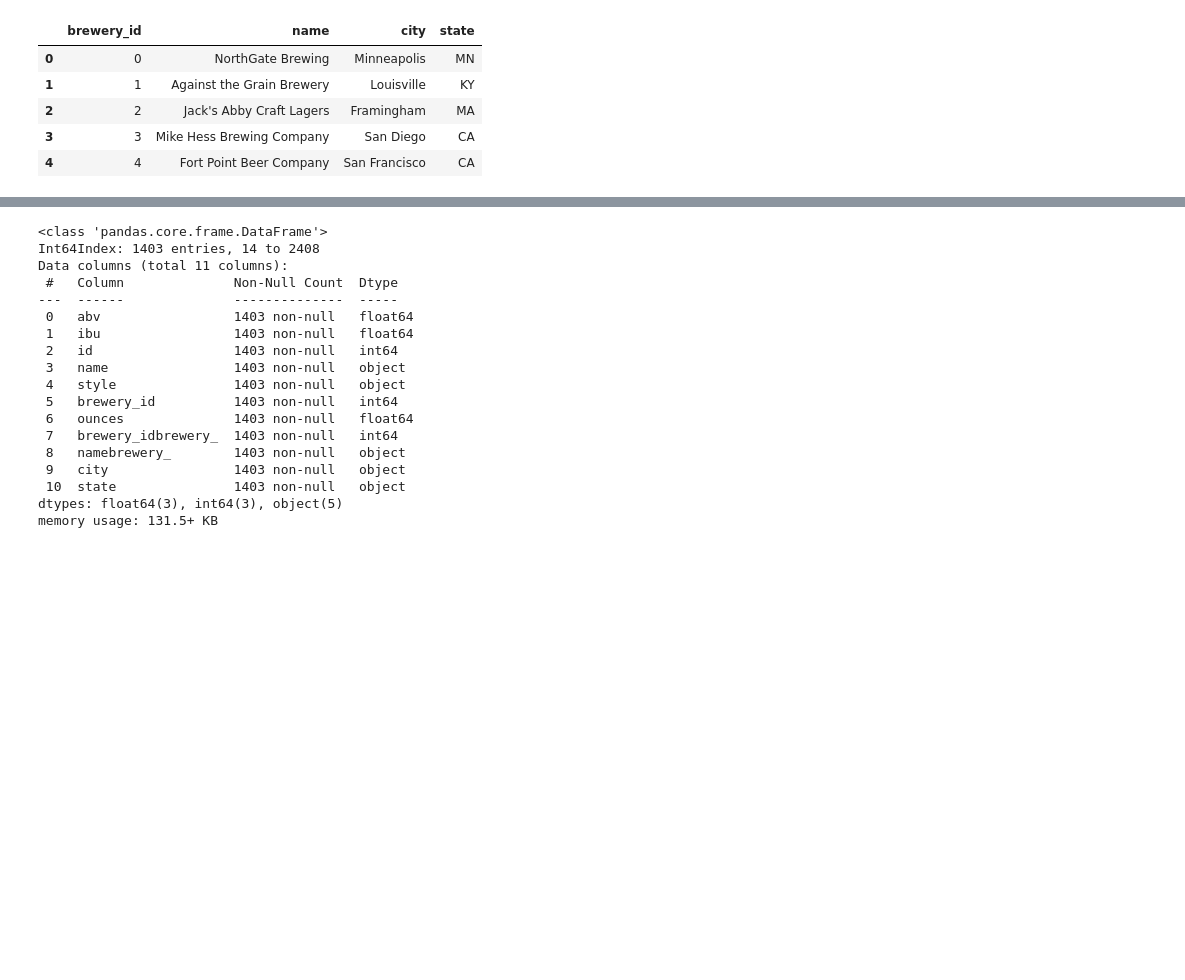
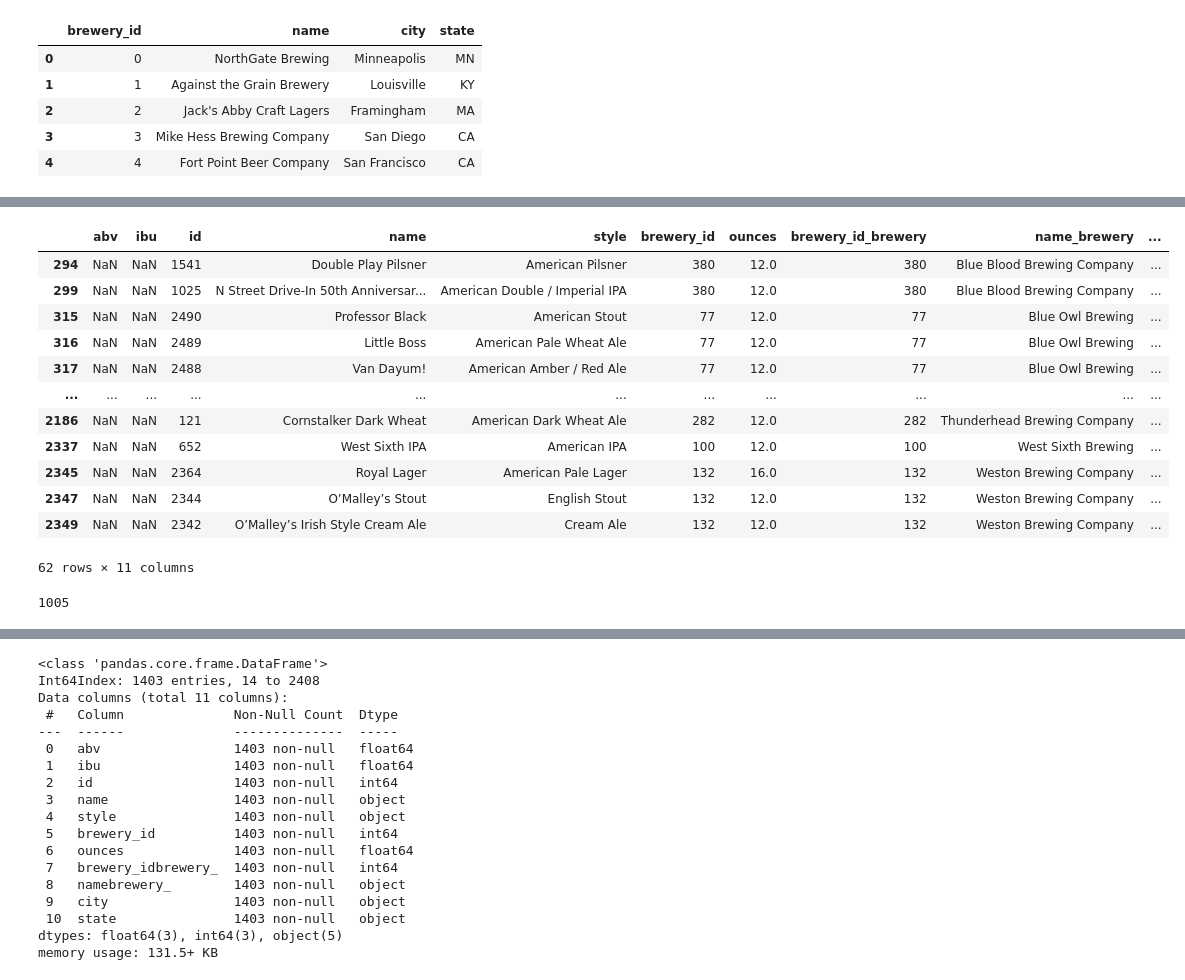
Before and after one commit to niklasax/Beer_Analytics, a Jupyter notebook: data_cleaning/data_cleaning.ipynb, the cells around one changed output, grey strips where cells are left out. Saved outputs shown, nothing was run; the diff lists cells and outputs as text; code cells hidden in the pictures; blank space fills up the shorter version.

```diff
--- a/data_cleaning/data_cleaning.ipynb
+++ b/data_cleaning/data_cleaning.ipynb
@@ -70,4 +74,24 @@ merged_df[(merged_df['abv'].isnull()) & (merged_df['ibu'].isnull())]
+# %%
+#dynamically review drop cases
+beer_merged_df[(beer_merged_df['abv'].isnull()) & (beer_merged_df['ibu'].isnull())]
+# %% [output]
+|  | abv | ibu | id | name | style | brewery_id | ounces | brewery_id_brewery | name_brewery | ... |
+| 294 | NaN | NaN | 1541 | Double Play Pilsner | American Pilsner | 380 | 12.0 | 380 | Blue Blood Brewing Company | ... |
+| 299 | NaN | NaN | 1025 | N Street Drive-In 50th Anniversar... | American Double / Imperial IPA | 380 | 12.0 | 380 | Blue Blood Brewing Company | ... |
+| 315 | NaN | NaN | 2490 | Professor Black | American Stout | 77 | 12.0 | 77 | Blue Owl Brewing | ... |
+| 316 | NaN | NaN | 2489 | Little Boss | American Pale Wheat Ale | 77 | 12.0 | 77 | Blue Owl Brewing | ... |
+| 317 | NaN | NaN | 2488 | Van Dayum! | American Amber / Red Ale | 77 | 12.0 | 77 | Blue Owl Brewing | ... |
+| ... | ... | ... | ... | ... | ... | ... | ... | ... | ... | ... |
+| 2186 | NaN | NaN | 121 | Cornstalker Dark Wheat | American Dark Wheat Ale | 282 | 12.0 | 282 | Thunderhead Brewing Company | ... |
+| 2337 | NaN | NaN | 652 | West Sixth IPA | American IPA | 100 | 12.0 | 100 | West Sixth Brewing | ... |
+| 2345 | NaN | NaN | 2364 | Royal Lager | American Pale Lager | 132 | 16.0 | 132 | Weston Brewing Company | ... |
+| 2347 | NaN | NaN | 2344 | O’Malley’s Stout | English Stout | 132 | 12.0 | 132 | Weston Brewing Company | ... |
+| 2349 | NaN | NaN | 2342 | O’Malley’s Irish Style Cream Ale | Cream Ale | 132 | 12.0 | 132 | Weston Brewing Company | ... |
+62 rows × 11 columns
 # %%
-#drop missing values
-drop_list = merged_df[merged_df.ibu.isnull()].index.to_list()
+#create drop list
+drop_list_1 = beer_merged_df[beer_merged_df.ibu.isnull()].index.to_list()
+len(drop_list_1)
+# %% [output]
+1005
 # %%
```
Also changed, not shown: parts of 24 cells of this notebook, 1 other file.
